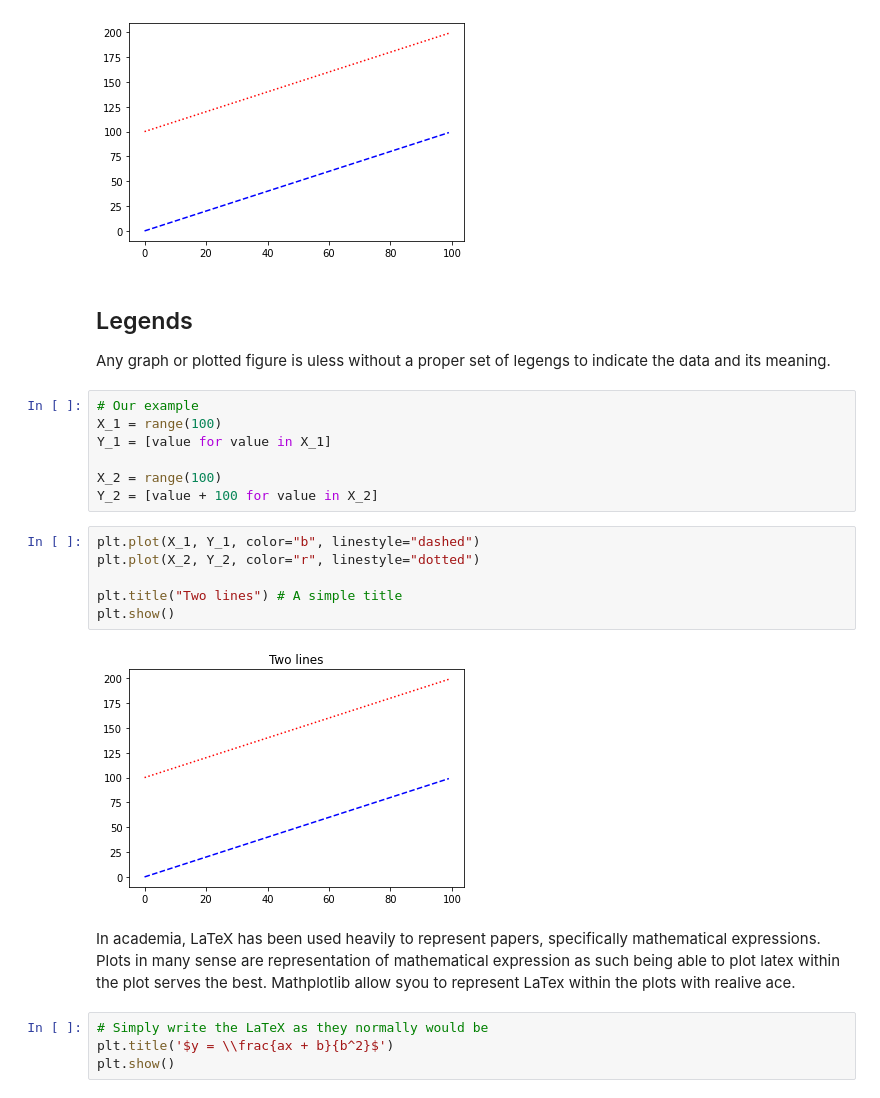
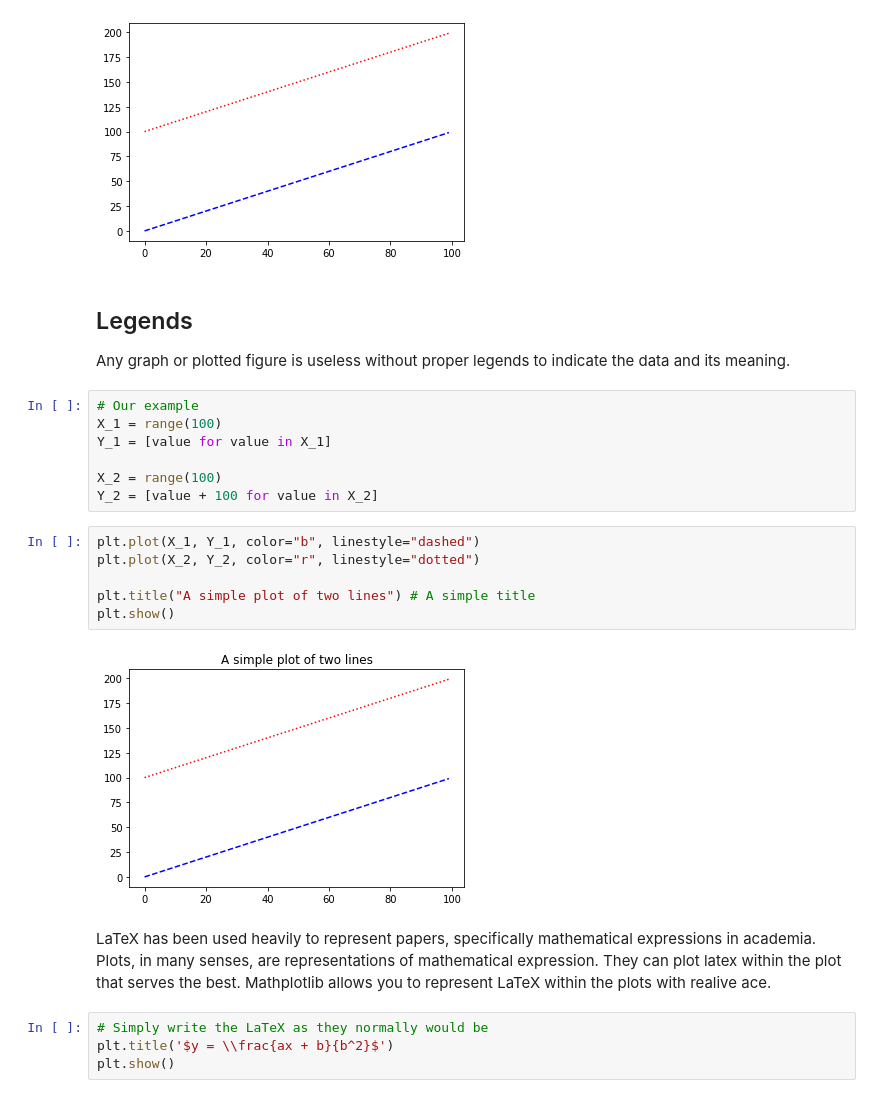
Before and after one commit to Deadlyelder/visualisation-workshop, a Jupyter notebook: src/matplotlib.ipynb, the cells around one changed output. Saved outputs shown, nothing was run; the diff lists cells and outputs as text.

```diff
--- a/src/matplotlib.ipynb
+++ b/src/matplotlib.ipynb
@@ -91,7 +93,7 @@ plt.show()
 [figure]
 # %% [markdown]
 ## Legends
-Any graph or plotted figure is uless without a proper set of legengs to indicate the data and its meaning.
+Any graph or plotted figure is useless without proper legends to indicate the data and its meaning.
 # %%
 # Our example
 X_1 = range(100)
@@ -102,14 +104,14 @@ Y_2 = [value + 100 for value in X_2]
 # %%
 plt.plot(X_1, Y_1, color="b", linestyle="dashed")
 plt.plot(X_2, Y_2, color="r", linestyle="dotted")
 
-plt.title("Two lines") # A simple title
+plt.title("A simple plot of two lines") # A simple title
 plt.show()
 # %% [output]
-[figure, old version]
+[figure, new version]
 # %% [markdown]
-In academia, LaTeX has been used heavily to represent papers, specifically mathematical expressions. Plots in many sense are representation of mathematical expression as such being able to plot latex within the plot serves the best.
-Mathplotlib allow syou to represent LaTex within the plots with realive ace.
+LaTeX has been used heavily to represent papers, specifically mathematical expressions in academia. Plots, in many senses, are representations of mathematical expression. They can plot latex within the plot that serves the best.
+Mathplotlib allows you to represent LaTeX within the plots with realive ace.
 # %%
 # Simply write the LaTeX as they normally would be
 plt.title('$y = \\frac{ax + b}{b^2}$')
```
Also changed, not shown: parts of 28 cells of this notebook.
